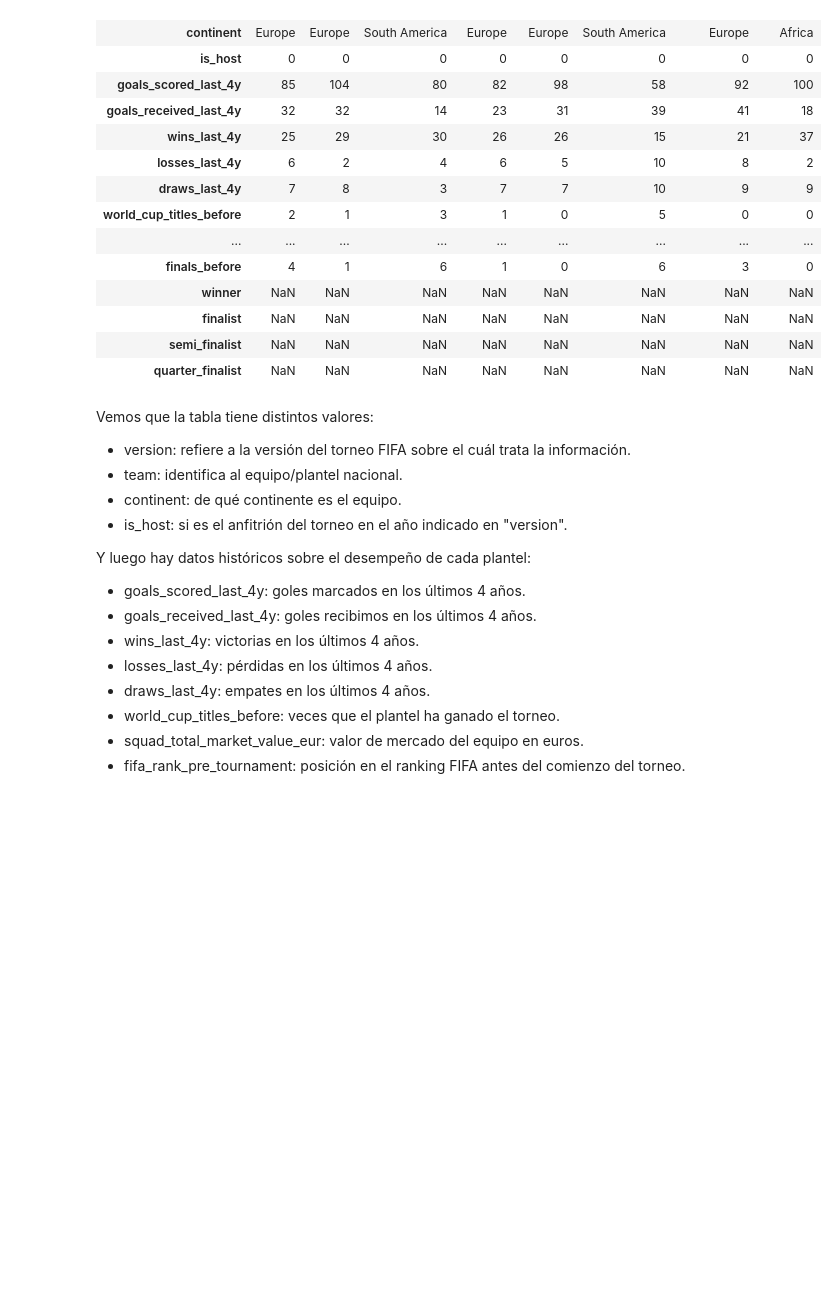
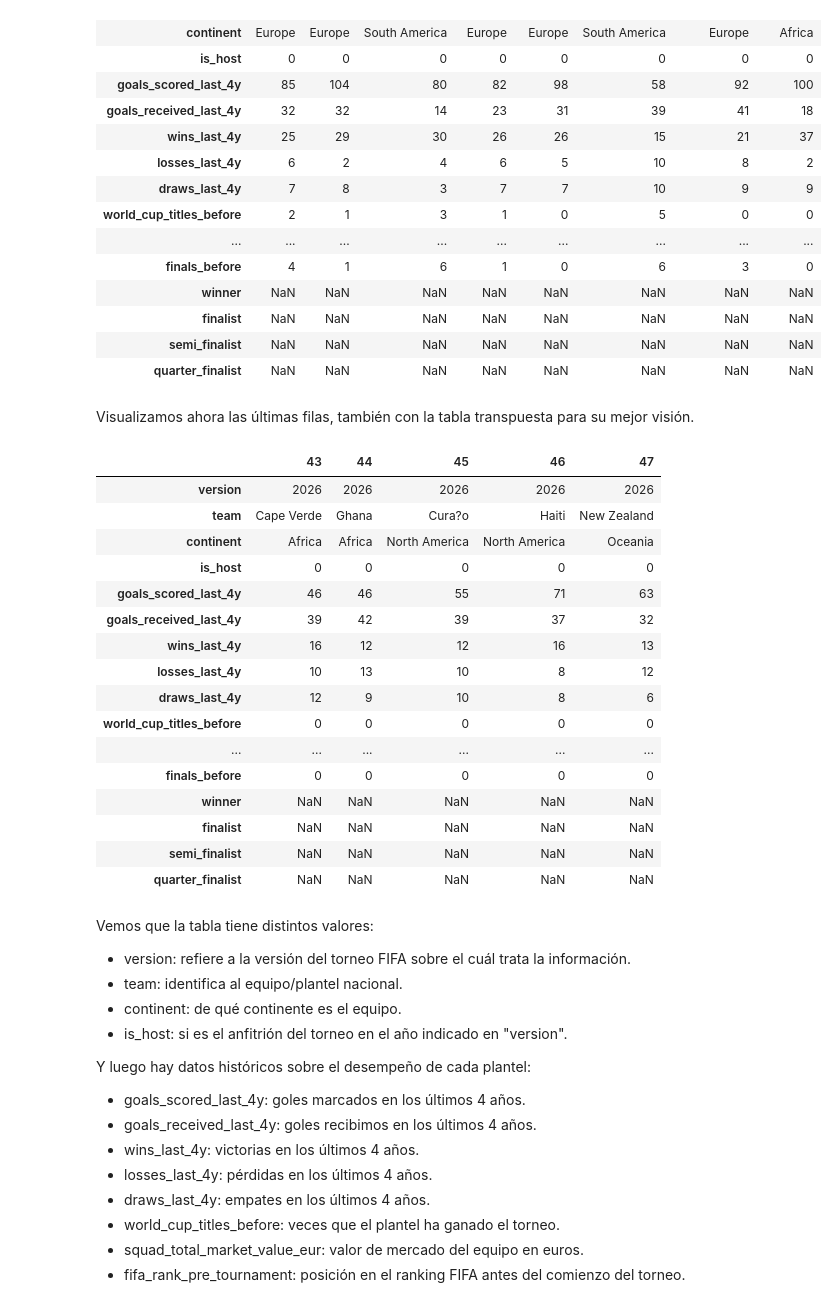
Before and after one commit to gleo1973/tp-laboratorio-mcag-1c2026, a Jupyter notebook: Laboratorio_TP_2026.ipynb, the cells around one changed output. Drawn from its saved outputs; the diff is of its cells as text; code cells hidden in the pictures; blank space fills up the shorter version.

```diff
--- a/Laboratorio_TP_2026.ipynb
+++ b/Laboratorio_TP_2026.ipynb
@@ -82,6 +82,28 @@ df_paises.head(8).T
 | finalist | NaN | NaN | NaN | NaN | NaN | NaN | NaN | NaN |
 | semi_finalist | NaN | NaN | NaN | NaN | NaN | NaN | NaN | NaN |
 | quarter_finalist | NaN | NaN | NaN | NaN | NaN | NaN | NaN | NaN |
+# %% [markdown]
+Visualizamos ahora las últimas filas, también con la tabla transpuesta para su mejor visión.
+# %%
+df_paises.tail().T
+# %% [output]
+|  | 43 | 44 | 45 | 46 | 47 |
+| version | 2026 | 2026 | 2026 | 2026 | 2026 |
+| team | Cape Verde | Ghana | Cura?o | Haiti | New Zealand |
+| continent | Africa | Africa | North America | North America | Oceania |
+| is_host | 0 | 0 | 0 | 0 | 0 |
+| goals_scored_last_4y | 46 | 46 | 55 | 71 | 63 |
+| goals_received_last_4y | 39 | 42 | 39 | 37 | 32 |
+| wins_last_4y | 16 | 12 | 12 | 16 | 13 |
+| losses_last_4y | 10 | 13 | 10 | 8 | 12 |
+| draws_last_4y | 12 | 9 | 10 | 8 | 6 |
+| world_cup_titles_before | 0 | 0 | 0 | 0 | 0 |
+| ... | ... | ... | ... | ... | ... |
+| finals_before | 0 | 0 | 0 | 0 | 0 |
+| winner | NaN | NaN | NaN | NaN | NaN |
+| finalist | NaN | NaN | NaN | NaN | NaN |
+| semi_finalist | NaN | NaN | NaN | NaN | NaN |
+| quarter_finalist | NaN | NaN | NaN | NaN | NaN |
 # %% [markdown]
 Vemos que la tabla tiene distintos valores:
 - version: refiere a la versión del torneo FIFA sobre el cuál trata la información.
```
Also changed, not shown: parts of 16 cells of this notebook.
